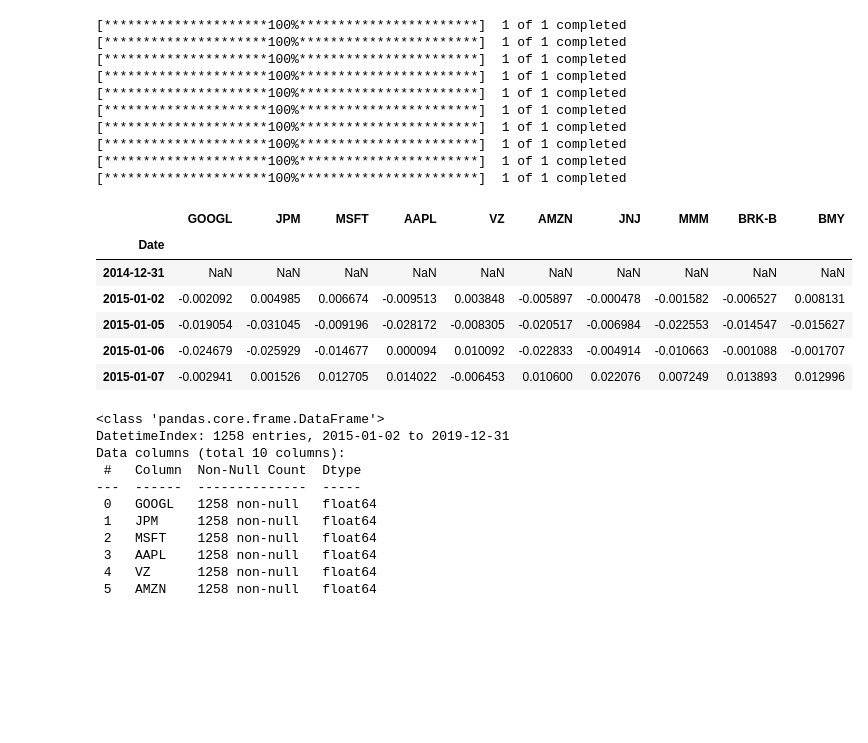
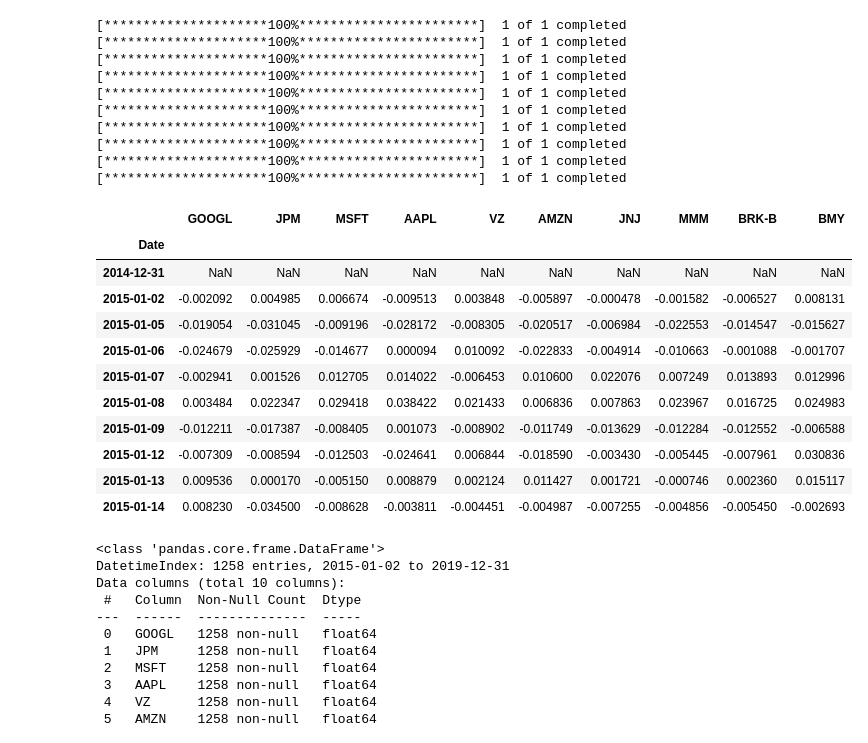
Before and after one commit to AndyCheungSZU/Portfolio-Management-Coursework, a Jupyter notebook: PM.ipynb, the cells around one changed output. Saved outputs shown, nothing was run; the diff lists cells and outputs as text; code cells hidden in the pictures; blank space fills up the shorter version.

```diff
--- a/PM.ipynb
+++ b/PM.ipynb
@@ -36,15 +36,20 @@ for stock in stock_list:
 [*********************100%***********************]  1 of 1 completed
 # %%
 df = pd.DataFrame(data, index=stock_list).T
-df.head()
+df.head(10)
 # %% [output]
 |  | GOOGL | JPM | MSFT | AAPL | VZ | AMZN | JNJ | MMM | BRK-B | BMY |
 | Date |  |  |  |  |  |  |  |  |  |  |
 | 2014-12-31 | NaN | NaN | NaN | NaN | NaN | NaN | NaN | NaN | NaN | NaN |
 | 2015-01-02 | -0.002092 | 0.004985 | 0.006674 | -0.009513 | 0.003848 | -0.005897 | -0.000478 | -0.001582 | -0.006527 | 0.008131 |
 | 2015-01-05 | -0.019054 | -0.031045 | -0.009196 | -0.028172 | -0.008305 | -0.020517 | -0.006984 | -0.022553 | -0.014547 | -0.015627 |
 | 2015-01-06 | -0.024679 | -0.025929 | -0.014677 | 0.000094 | 0.010092 | -0.022833 | -0.004914 | -0.010663 | -0.001088 | -0.001707 |
 | 2015-01-07 | -0.002941 | 0.001526 | 0.012705 | 0.014022 | -0.006453 | 0.010600 | 0.022076 | 0.007249 | 0.013893 | 0.012996 |
+| 2015-01-08 | 0.003484 | 0.022347 | 0.029418 | 0.038422 | 0.021433 | 0.006836 | 0.007863 | 0.023967 | 0.016725 | 0.024983 |
+| 2015-01-09 | -0.012211 | -0.017387 | -0.008405 | 0.001073 | -0.008902 | -0.011749 | -0.013629 | -0.012284 | -0.012552 | -0.006588 |
+| 2015-01-12 | -0.007309 | -0.008594 | -0.012503 | -0.024641 | 0.006844 | -0.018590 | -0.003430 | -0.005445 | -0.007961 | 0.030836 |
+| 2015-01-13 | 0.009536 | 0.000170 | -0.005150 | 0.008879 | 0.002124 | 0.011427 | 0.001721 | -0.000746 | 0.002360 | 0.015117 |
+| 2015-01-14 | 0.008230 | -0.034500 | -0.008628 | -0.003811 | -0.004451 | -0.004987 | -0.007255 | -0.004856 | -0.005450 | -0.002693 |
 # %%
 # df.to_csv('daily.csv')
 # %%
```
Also changed, not shown: parts of 9 cells of this notebook.
